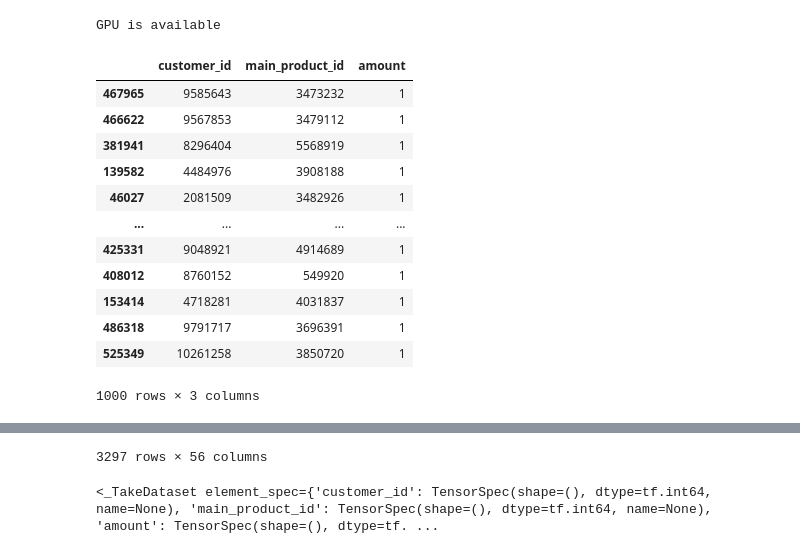
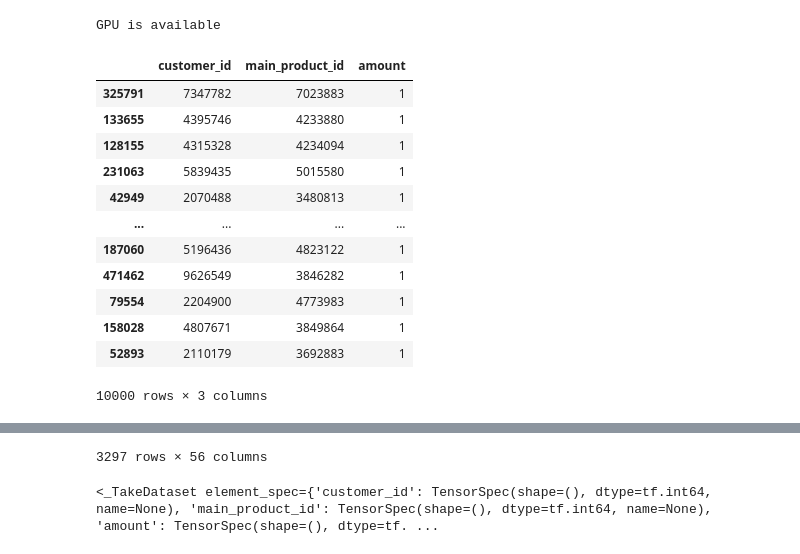
Before and after one commit to tomhuber96/master-thesis-practical-part, a Jupyter notebook: DL/gabor/gabor_tensorflow_recommendations.ipynb, the cells around one changed output, grey strips where cells are left out. Cells and saved outputs as stored; diff of their text form; code cells hidden in the pictures.

```diff
--- a/DL/gabor/gabor_tensorflow_recommendations.ipynb
+++ b/DL/gabor/gabor_tensorflow_recommendations.ipynb
@@ -18,28 +18,28 @@ GPU is available
 # %%
 # Load data
 basepath = '../../datasets/preprocessed_datasets/gabor/'
 pandas_interaction_data = pd.read_pickle(basepath + 'user_item_interactions_only_main_products_10k.pkl')
-pandas_interaction_data = pandas_interaction_data.sample(1000)
+#pandas_interaction_data = pandas_interaction_data.sample(1000)
 pandas_interaction_data.amount = pandas_interaction_data.amount.apply(lambda x: 1 if x > 0 else 0)
 product_data = pd.read_pickle(basepath + 'no_product_variants_with_duplicate_ids.pkl')
 pandas_interaction_data.main_product_id = pandas_interaction_data.main_product_id.astype(int)
 product_data.main_product_id = product_data.main_product_id.astype(int)
 
 display(pandas_interaction_data, product_data)
 # %% [output]
 |  | customer_id | main_product_id | amount |
-| 467965 | 9585643 | 3473232 | 1 |
-| 466622 | 9567853 | 3479112 | 1 |
-| 381941 | 8296404 | 5568919 | 1 |
-| 139582 | 4484976 | 3908188 | 1 |
-| 46027 | 2081509 | 3482926 | 1 |
+| 325791 | 7347782 | 7023883 | 1 |
+| 133655 | 4395746 | 4233880 | 1 |
+| 128155 | 4315328 | 4234094 | 1 |
+| 231063 | 5839435 | 5015580 | 1 |
+| 42949 | 2070488 | 3480813 | 1 |
 | ... | ... | ... | ... |
-| 425331 | 9048921 | 4914689 | 1 |
-| 408012 | 8760152 | 549920 | 1 |
-| 153414 | 4718281 | 4031837 | 1 |
-| 486318 | 9791717 | 3696391 | 1 |
-| 525349 | 10261258 | 3850720 | 1 |
+| 187060 | 5196436 | 4823122 | 1 |
+| 471462 | 9626549 | 3846282 | 1 |
+| 79554 | 2204900 | 4773983 | 1 |
+| 158028 | 4807671 | 3849864 | 1 |
+| 52893 | 2110179 | 3692883 | 1 |
-1000 rows × 3 columns
+10000 rows × 3 columns
 |  | main_product_id | productNumber | productName | productColorName | articleNumber | brand__id | ... |
 | 0 | 557559 | 4058394021466 | sportliche Ballerinas Glattleder ... | schwarz | 02.643.57 | 6590678 | ... |
 | 1 | 551622 | 4054452768212 | elegante Pumps Glattleder schwarz | schwarz | 05.160.37 | 6590677 | ... |
```
Also changed, not shown: parts of 7 cells of this notebook, 1 other file.
